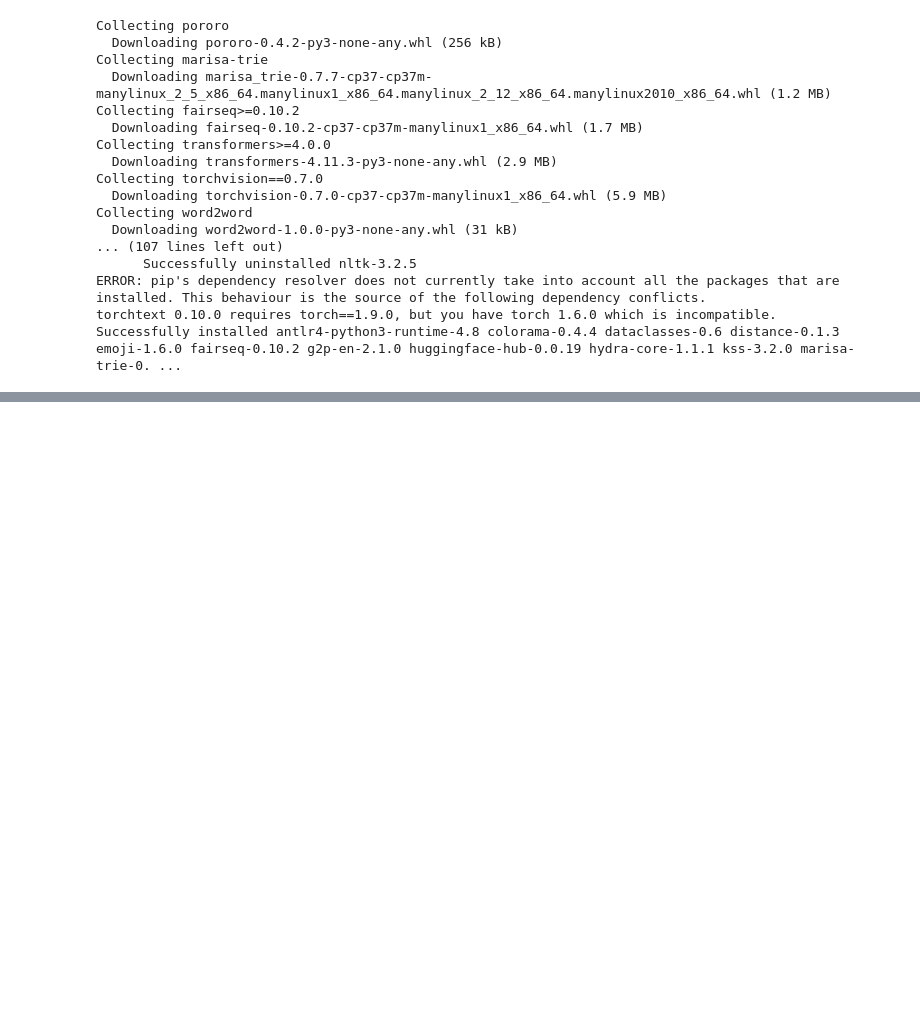
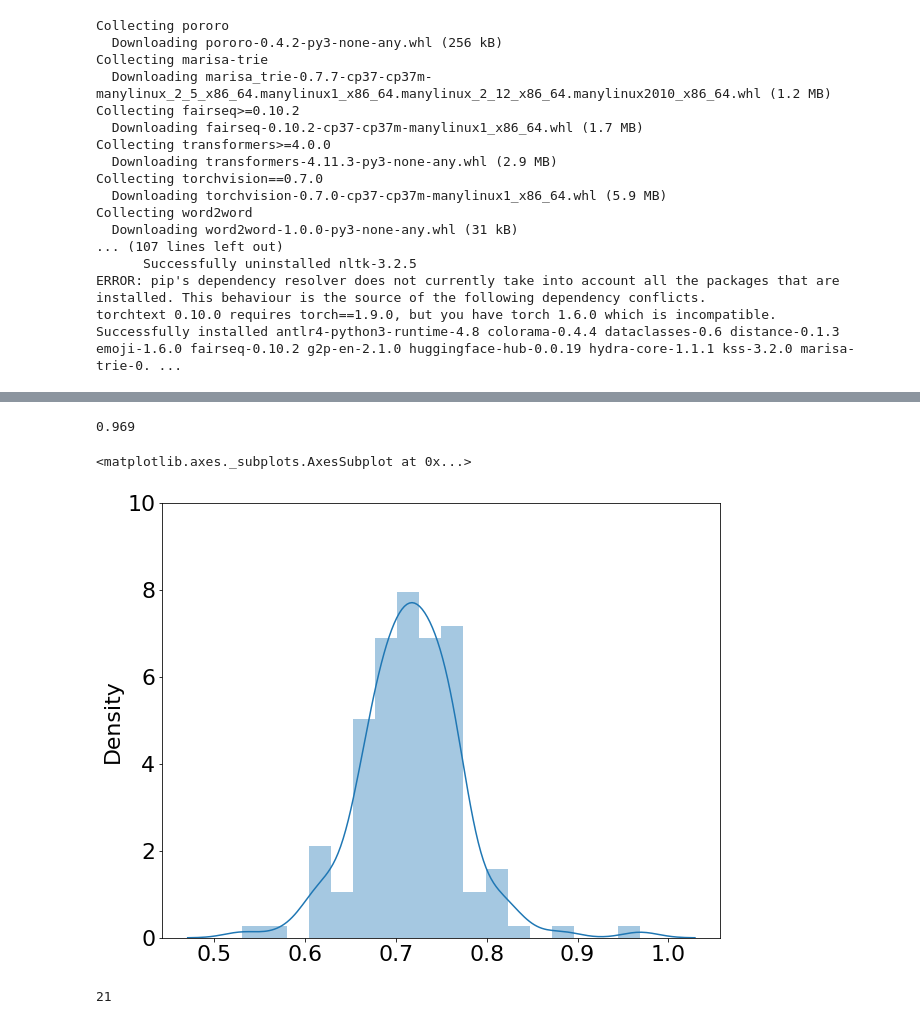
Before and after one commit to kkkwtimeline/newstring_lab, a Jupyter notebook: clustering/top2vec_test.ipynb, the cells around one changed output, grey strips where cells are left out. Drawn from its saved outputs; the diff is of its cells as text; code cells hidden in the pictures; blank space fills up the shorter version.

```diff
--- a/clustering/top2vec_test.ipynb
+++ b/clustering/top2vec_test.ipynb
@@ -317,0 +374,8 @@ Successfully installed antlr4-python3-runtime-4.8 colorama-0.4.4 dataclasses-0.6
+# %%
+sts_k2v_dic= dict()
+sts_v2k_dic= dict()
+
+for i in combinations(article_nums, 2):
+  sts_value = sts(json_data['000001']['articles'][0]['doc'], json_data['000001']['articles'][j]['doc'])
+  sts_k2v_dic[sts_key] = sts_value
+  sts_v2k_dic[sts_value] = sts_key
@@ -317,0 +390,11 @@ Successfully installed antlr4-python3-runtime-4.8 colorama-0.4.4 dataclasses-0.6
+# %%
+article_nums = list(range(len(json_data['000001']['articles'])))
+
+m_news = json_data['000001']['articles'][0]
+
+id_ls = [json_data['000001']['articles'][i]['news_id'] for i in article_nums]
+
+id2doc_dic = dict()
+for i in article_nums:
+  id2doc_dic[id_ls[i]] = json_data['000001']['articles'][i]['doc']
+id2doc_dic
@@ -317,0 +403,5 @@ Successfully installed antlr4-python3-runtime-4.8 colorama-0.4.4 dataclasses-0.6
+# %%
+id_ls = []
+for i in article_nums:
+  id_ls.append(json_data['000001']['articles'][i]['news_id'])
+  early_tl = min([id[9:] for id in id_ls])
@@ -317,0 +416,8 @@ Successfully installed antlr4-python3-runtime-4.8 colorama-0.4.4 dataclasses-0.6
+# %%
+m_id = m_news['news_id']
+score_ls = []
+for target_id in id_ls:
+
+  target_score = sts(id2doc_dic[m_id], id2doc_dic[target_id])
+  score_ls.append(target_score)
+score_ls
@@ -317,0 +442,17 @@ Successfully installed antlr4-python3-runtime-4.8 colorama-0.4.4 dataclasses-0.6
+# %%
+max(score_ls)
+# %% [output]
+0.969
+# %%
+import seaborn as sns
+import matplotlib.pyplot as plt
+
+
+## boxplot
+figure = plt.figure(figsize=(10, 8))
+plt.rcParams.update({'font.size': 22})
+plt.ylim(0, 10)
+sns.distplot(x = score_ls)
+# %% [output]
+<matplotlib.axes._subplots.AxesSubplot at 0x...>
+[figure, added]
@@ -317,0 +466,4 @@ Successfully installed antlr4-python3-runtime-4.8 colorama-0.4.4 dataclasses-0.6
+# %%
+score_ls.index(0.768)
+# %% [output]
+21
```
Also changed, not shown: parts of 33 cells of this notebook, 2 other files.
